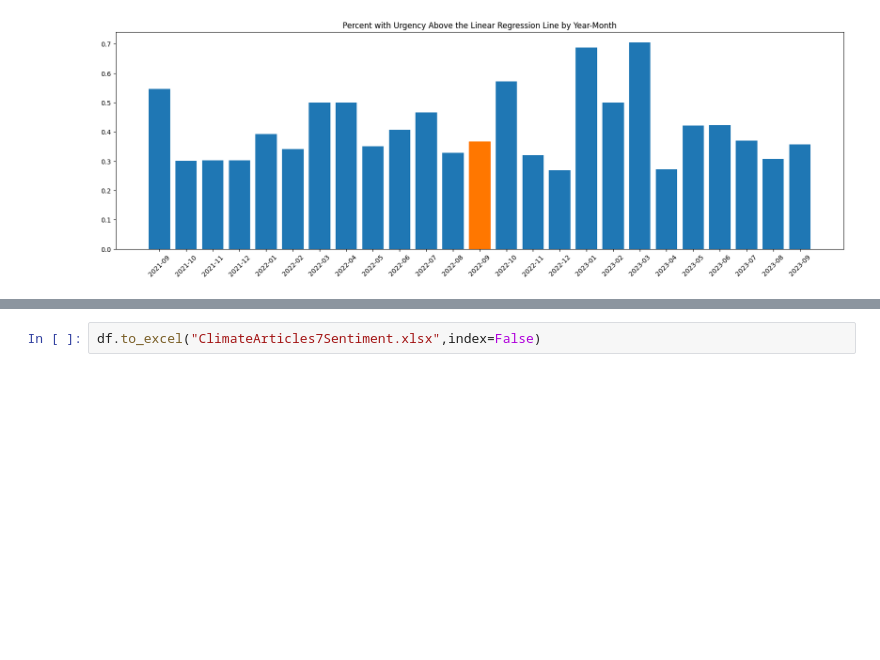
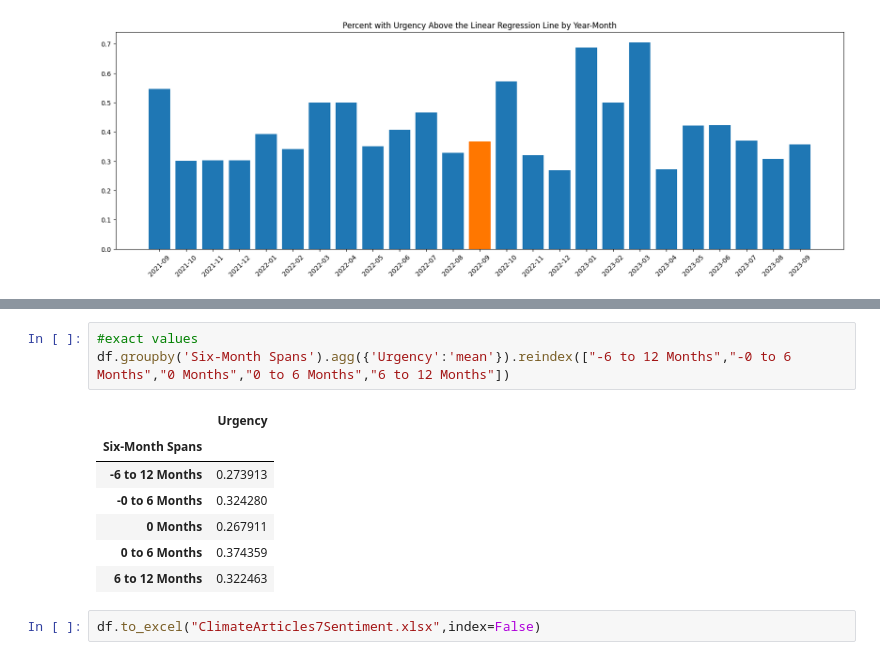
Before and after one commit to hilaryolesen/Capstone, a Jupyter notebook: Final7EmotionCapstoneDATA606.ipynb, the cells around one changed output, grey strips where cells are left out. Drawn from its saved outputs; the diff is of its cells as text; blank space fills up the shorter version.

```diff
--- a/Final7EmotionCapstoneDATA606.ipynb
+++ b/Final7EmotionCapstoneDATA606.ipynb
@@ -592,2 +617,13 @@ plt.show()
+# %%
+#exact values
+df.groupby('Six-Month Spans').agg({'Urgency':'mean'}).reindex(["-6 to 12 Months","-0 to 6 Months","0 Months","0 to 6 Months","6 to 12 Months"])
+# %% [output]
+|  | Urgency |
+| Six-Month Spans |  |
+| -6 to 12 Months | 0.273913 |
+| -0 to 6 Months | 0.324280 |
+| 0 Months | 0.267911 |
+| 0 to 6 Months | 0.374359 |
+| 6 to 12 Months | 0.322463 |
 # %%
 df.to_excel("ClimateArticles7Sentiment.xlsx",index=False)
```
Also changed, not shown: parts of 5 cells of this notebook.
